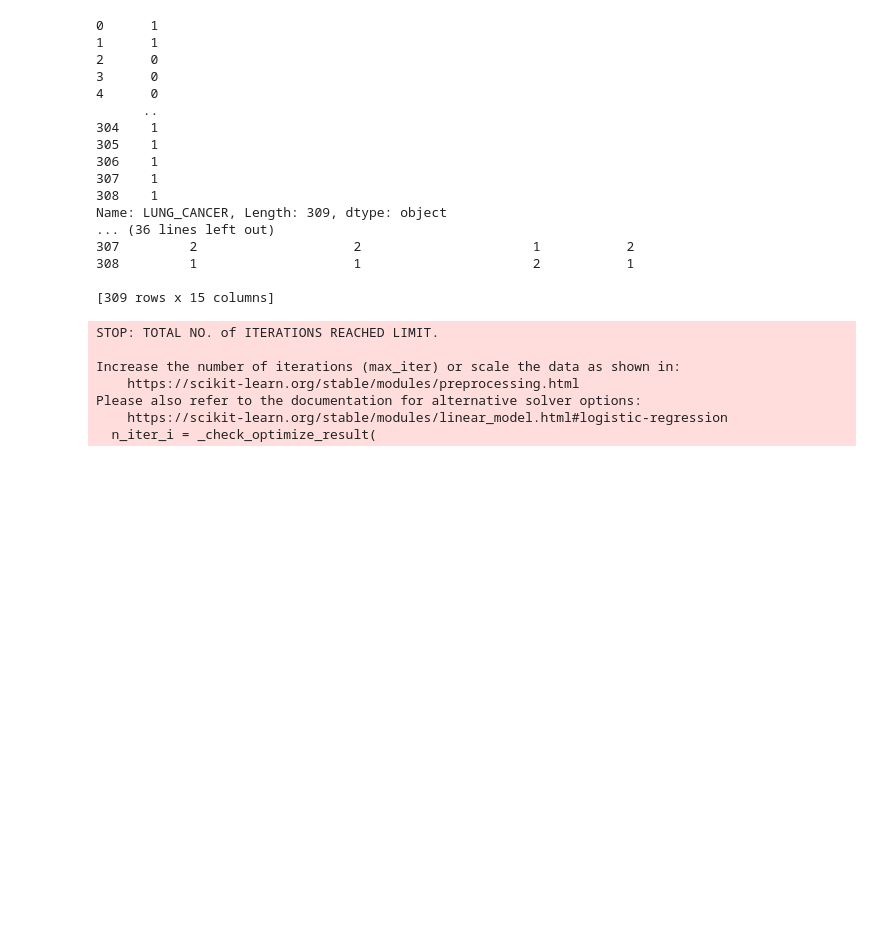
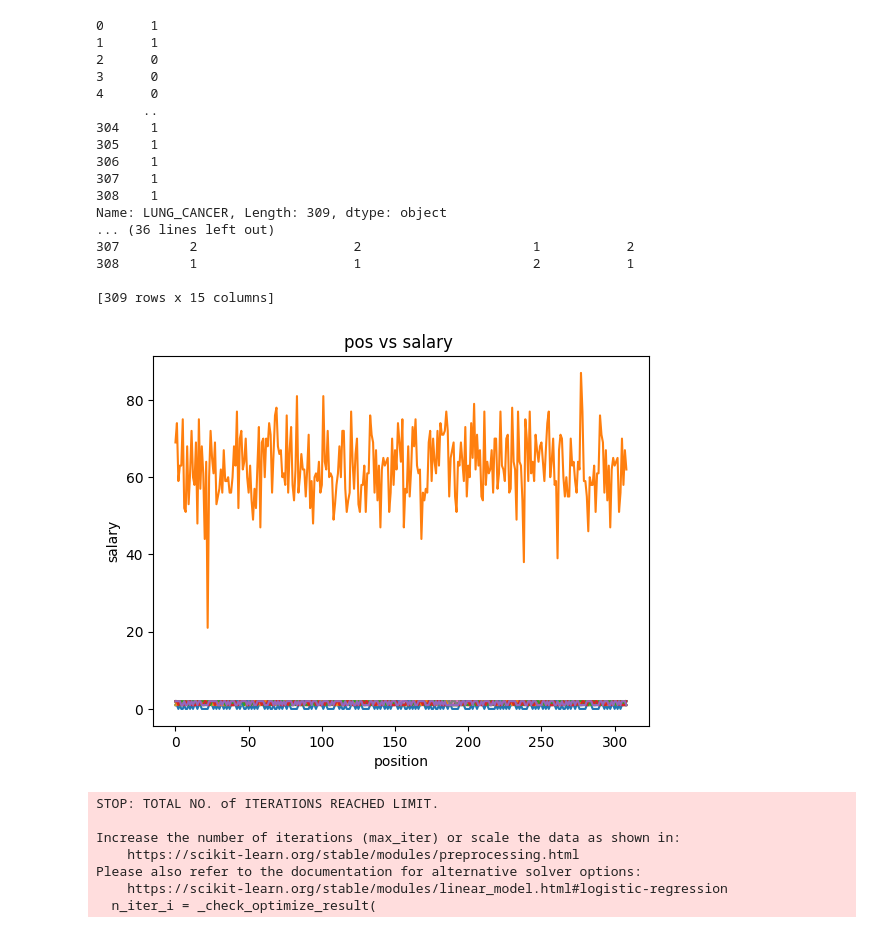
Before and after one commit to Sumresh/Lung_cancer, a Jupyter notebook: lung.ipynb, the cells around one changed output. Cells and saved outputs as stored; diff of their text form; code cells hidden in the pictures; blank space fills up the shorter version.

```diff
--- a/lung.ipynb
+++ b/lung.ipynb
@@ -70,3 +67,11 @@ sns.scatterplot(data=df );
+# %%
+plt.plot(x)
+plt.xlabel("position")
+plt.ylabel("salary")
+plt.title('pos vs salary ')
+plt.show()
+# %% [output]
+[figure, added]
 # %%
 from sklearn.linear_model import LogisticRegression
 classifier= LogisticRegression(random_state=0)
```
Also changed, not shown: parts of 1 cell of this notebook.
